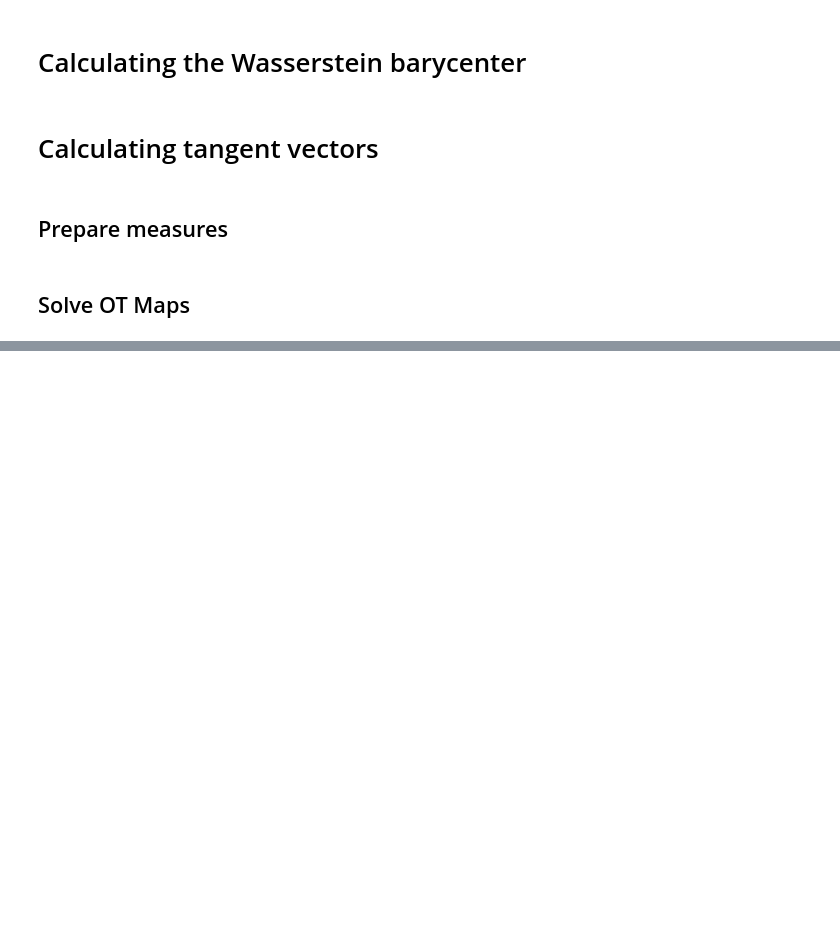
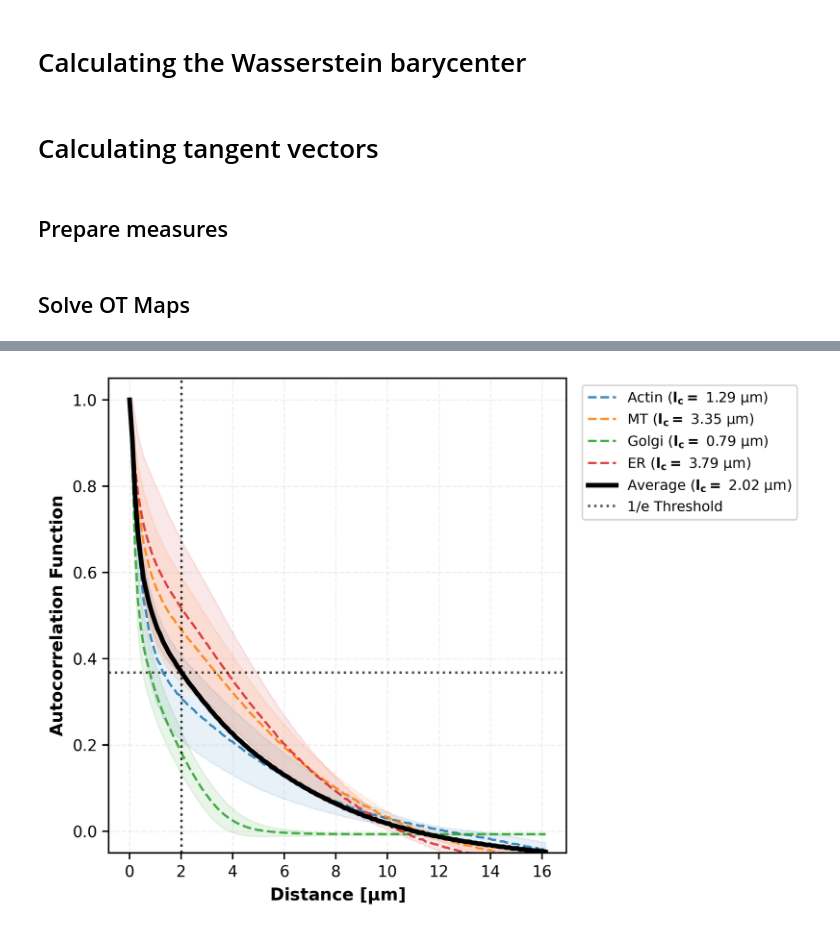
Before and after one commit to m-a-eskandari/avg_cell_mech_mapping, a Jupyter notebook: Average_cell.ipynb, the cells around one changed output, grey strips where cells are left out. Saved outputs shown, nothing was run; the diff lists cells and outputs as text; code cells hidden in the pictures; blank space fills up the shorter version.

Commit message:
v1.1.0: autocorrelation function added -> Average_cell.ipynb

```diff
--- a/Average_cell.ipynb
+++ b/Average_cell.ipynb
@@ -31,6 +33,11 @@ structure_name = "nucleus" # replace with "endoplasmic reticulum", "golgi", "mic
 structure_name_folder = structure_name.replace(" ", "_")
 
 ds_factor = 2 # downsample factor
+pixel_size_um = 0.1083
+max_dist_px = 150
+threshold = 1 / np.e
+
+structure_names = ["actin", "microtubules", "golgi", "endoplasmic reticulum"]
 # %% [markdown]
 ## Retrieve required file paths
 # %%
@@ -42,7 +49,7 @@ save_dir = base_dir / f"data_processed/{structure_name_folder}/"
 if not save_dir.exists():
     save_dir.mkdir()
 
-raw_data = np.load(base_dir / "data" /  f"structures_images.npz")[structure_name]
+images = np.load(base_dir / "data" /  f"structures_images.npz")
 
 # We load the indices used in the paper from npy file.
 selected_indices = np.load(save_dir / f"{structure_name_folder}_indices.npy")
@@ -61,7 +68,7 @@ selected_indices = np.load(save_dir / f"{structure_name_folder}_indices.npy")
 # remove_indices = [] # Actin, Golgi, Microtubules
 
 
-## all_indices = np.arange(len(raw_data))
+## all_indices = np.arange(len(images[structure_name]))
 ## valid_indices = np.setdiff1d(all_indices, remove_indices)
 
 ## Randomly sample from the VALID indices
@@ -77,7 +84,7 @@ selected_indices = np.load(save_dir / f"{structure_name_folder}_indices.npy")
 
 
 # Load the data using these specific pointers
-data = raw_data[selected_indices]
+data = images[structure_name][selected_indices]
 
 # Post-processing (Normalization)
 sums = np.sum(data, axis=(1,2))
@@ -264,0 +314,80 @@ if filename_tan.is_file():
+# %%
+# Containers for individual structure autocorrelation function profiles and ensemble aggregation
+structure_autocorr_data = {}
+ensemble_profiles = []
+
+total_structures = len(structure_names)
+
+# Process each cellular structure
+for struct_idx, name in enumerate(structure_names, start=1):
+    stack = images[name]
+    num_images = len(stack)
+
+    # Compute radial autocorrelation profiles while updating image count on the same line
+    profiles = []
+    for img_idx, img in enumerate(stack, start=1):
+        print(
+            f"\rProcessing structure [{struct_idx}/{total_structures}]: {name} (Image {img_idx}/{num_images})...",
+            end="",
+            flush=True,
+        )
+        prof = ia.analyze_image_profile(img) if hasattr(ia, "analyze_image_profile") else None
+        if prof is not None:
+            profiles.append(prof)
+
+    mean_profile, std_profile = ia.analyze_structure_with_stats(stack)
+
+    print(f"\rProcessing structure [{struct_idx}/{total_structures}]: {name} ({num_images} images) - Done!")
+
+    ensemble_profiles.append(mean_profile[:max_dist_px])
+
+    mean_vals = mean_profile[:max_dist_px]
+    std_vals = std_profile[:max_dist_px]
+    x_microns = np.arange(len(mean_vals)) * pixel_size_um
+
+    dist_1e = None
+    indices_below = np.where(mean_vals < threshold)[0]
+    if len(indices_below) > 0:
+        idx = indices_below[0]
+        x1, x2 = x_microns[idx - 1], x_microns[idx]
+        y1, y2 = mean_vals[idx - 1], mean_vals[idx]
+        dist_1e = x1 + (threshold - y1) * (x2 - x1) / (y2 - y1)
+
+    # Save per-structure metrics
+    structure_autocorr_data[name] = {
+        "x": x_microns,
+        "mean": mean_vals,
+        "std": std_vals,
+        "dist_1e": dist_1e,
+    }
+
+print("Finished processing all structures.")
+
+# Compute global ensemble mean and standard deviation across all structures
+global_env_mean = np.mean(ensemble_profiles, axis=0)
+global_env_std = np.std(ensemble_profiles, axis=0)
+
+x_microns = np.arange(max_dist_px) * pixel_size_um
+
+indices_below = np.where(global_env_mean < threshold)[0]
+if len(indices_below) > 0:
+    idx = indices_below[0]
+    x1, x2 = x_microns[idx - 1], x_microns[idx]
+    y1, y2 = global_env_mean[idx - 1], global_env_mean[idx]
+    global_dist_1e = x1 + (threshold - y1) * (x2 - x1) / (y2 - y1)
+else:
+    global_dist_1e = None
+
+# Store global aggregated results
+ensemble_autocorr_data = {
+    "x": x_microns,
+    "mean": global_env_mean,
+    "std": global_env_std,
+    "dist_1e": global_dist_1e,
+}
+
+# plot results
+fig, ax = cplt.plot_autocorrelation_profiles(
+    structure_autocorr_data, ensemble_autocorr_data
+)
+# %% [output]
@@ -264,0 +399 @@ if filename_tan.is_file():
+[figure, added]
```
Also changed, not shown: parts of 9 cells of this notebook, 4 other files.
